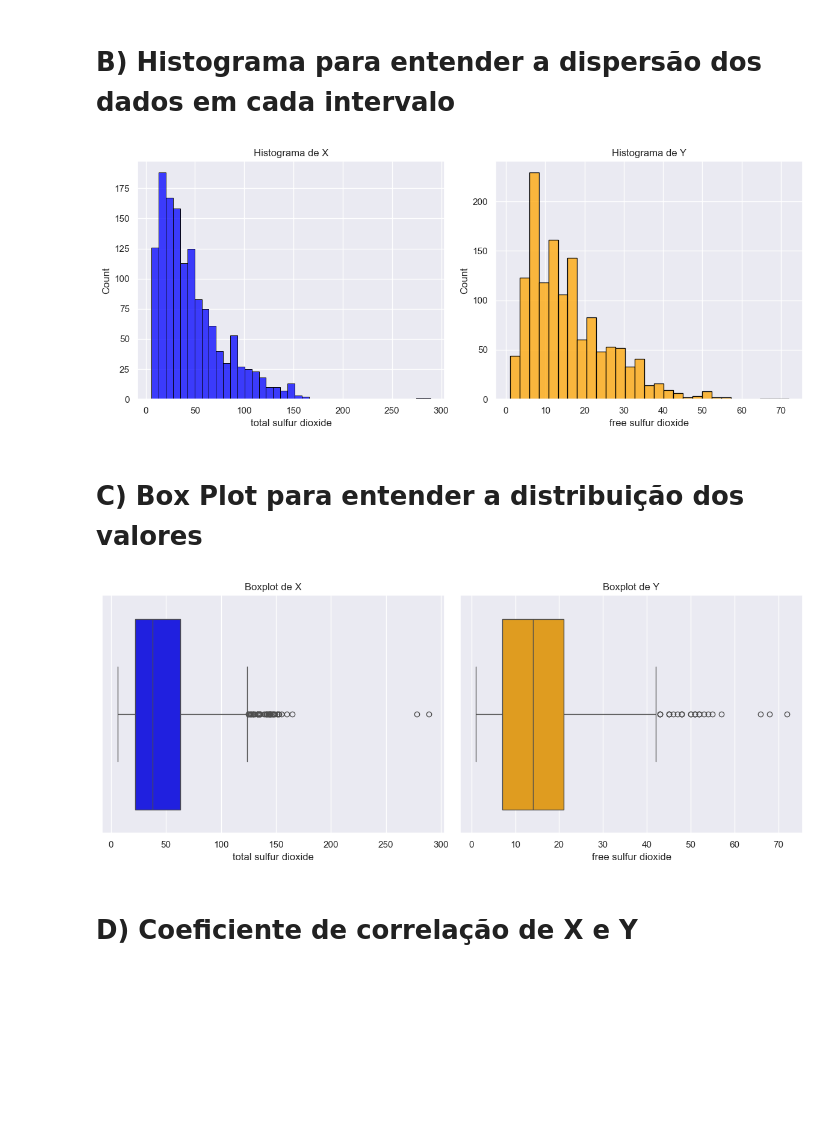
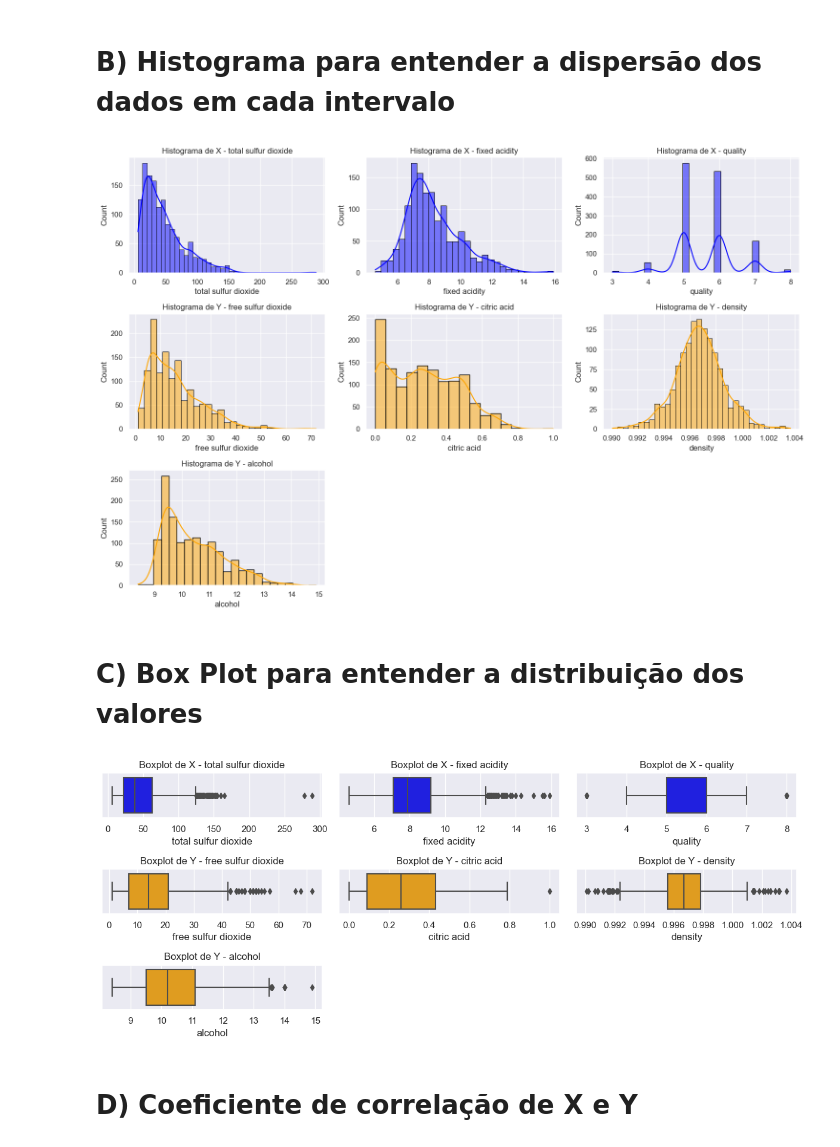
Before and after one commit to BrunoBassoo/Probability_-_Statistics, a Jupyter notebook: Trabalho_P&E.ipynb, the cells around one changed output. Cells and saved outputs as stored; diff of their text form; code cells hidden in the pictures; blank space fills up the shorter version.

```diff
--- a/Trabalho_P&E.ipynb
+++ b/Trabalho_P&E.ipynb
@@ -107,8 +89,0 @@ Número de linhas e colunas: (1599, 12)
-# %%
-# Remove linhas duplicadas
-data = data.drop_duplicates()
-
-# Substitui valores infinitos por NaN e remove as linhas com NaN
-data.replace([np.inf, -np.inf], np.nan, inplace=True)
-data.dropna(inplace=True)
-data.head(25)
@@ -137,6 +94,6 @@ import seaborn as sns
 PearsonCorrelation = data.corr("pearson")
 SpearmanCorrelation = data.corr("spearman")
 
-sns.set(rc = {'figure.figsize':(10,10)})
+sns.set(rc = {'figure.figsize':(12,10)})
 PearsonMatrix = sns.heatmap(PearsonCorrelation, vmin=-1, vmax=1, annot=True)
 # %% [output]
@@ -205,45 +169,50 @@ print(f"(Y)> Média: {Y_media:.2f} -- Variância: {Y_variancia:.2f} -- Desvio Pa
 # %% [markdown]
 # B) Histograma para entender a dispersão dos dados em cada intervalo
 # %%
-#b) Histograma de X e Y
+import matplotlib.pyplot as plt
+import seaborn as sns
 
-# Configuração do gráfico
-plt.figure(figsize=(12, 5))
+# Configuração do tamanho dos gráficos
+plt.figure(figsize=(15, 10))
 
-# Histograma de X
-plt.subplot(1, 2, 1)
-sns.histplot(X, color='blue', edgecolor='black')
-plt.title('Histograma de X')
+# Histograma para cada coluna de X
+for i, col_x in enumerate(X.columns, start=1):
+    plt.subplot(3, len(X.columns), i)
+    sns.histplot(data[col_x], kde=True, color='blue', edgecolor='black')
+    plt.title(f'Histograma de X - {col_x}')
 
-# Histograma de Y
-plt.subplot(1, 2, 2)
-sns.histplot(Y, color='orange', edgecolor='black')
-plt.title('Histograma de Y')
+# Histograma para cada coluna de Y
+for j, col_y in enumerate(Y.columns, start=1):
+    plt.subplot(3, 3, j + len(X.columns))
+    sns.histplot(data[col_y], kde=True, color='orange', edgecolor='black')
+    plt.title(f'Histograma de Y - {col_y}')
 
 plt.tight_layout()
 plt.show()
 # %% [output]
-[figure, old version]
+[figure, new version]
 # %% [markdown]
 # C) Box Plot para entender a distribuição dos valores
 # %%
 # Boxplot de X e Y
 plt.figure(figsize=(12, 5))
 
-# Boxplot de X
-plt.subplot(1, 2, 1)
-sns.boxplot(x=X, color='blue')
-plt.title('Boxplot de X')
+# Histograma para cada coluna de X
+for i, col_x in enumerate(X.columns, start=1):
+    plt.subplot(3, len(X.columns), i)
+    sns.boxplot(x=data[col_x], color='blue')
+    plt.title(f'Boxplot de X - {col_x}')
 
-# Boxplot de Y
-plt.subplot(1, 2, 2)
-sns.boxplot(x=Y, color='orange')
-plt.title('Boxplot de Y')
+# Histograma para cada coluna de Y
+for j, col_y in enumerate(Y.columns, start=1):
+    plt.subplot(3, 3, j + len(X.columns))
+    sns.boxplot(x=data[col_y], color='orange')
+    plt.title(f'Boxplot de Y - {col_y}')
 
 plt.tight_layout()
 plt.show()
 # %% [output]
-[figure, old version]
+[figure, new version]
 # %% [markdown]
 # D) Coeficiente de correlação de X e Y
 # %%
```
Also changed, not shown: parts of 11 cells of this notebook.
